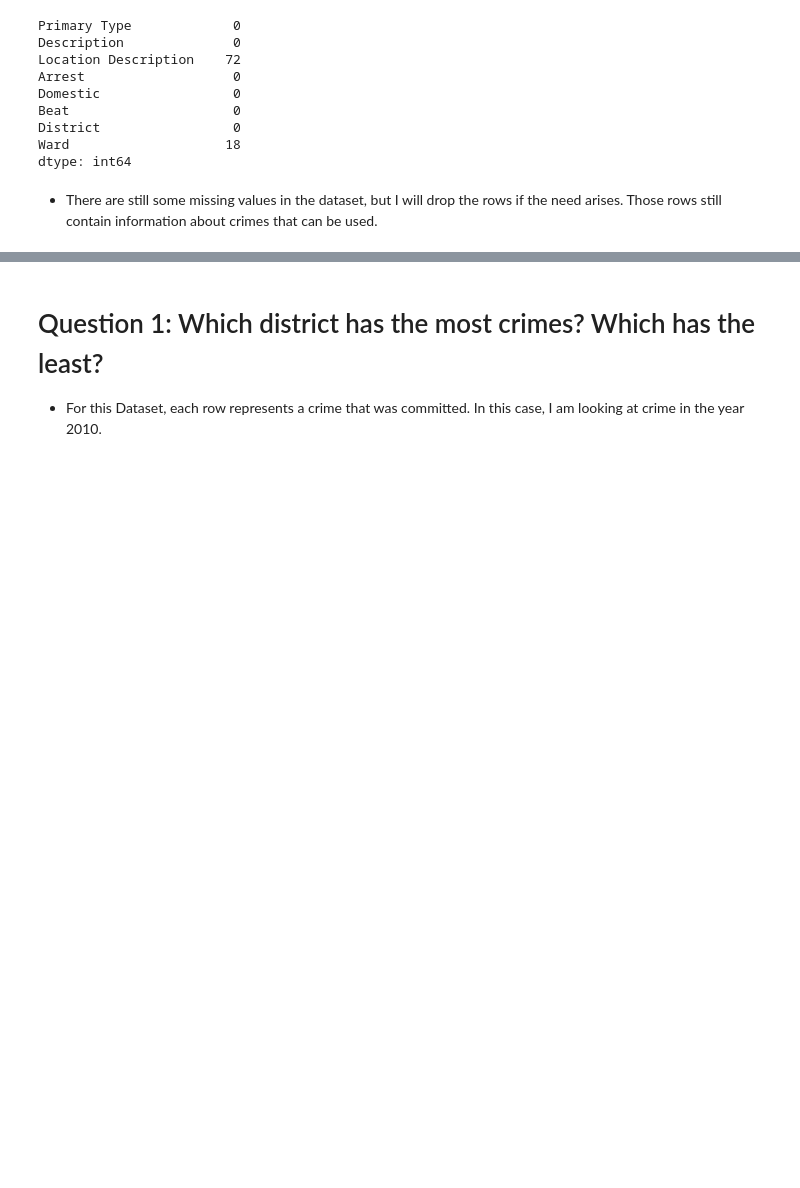
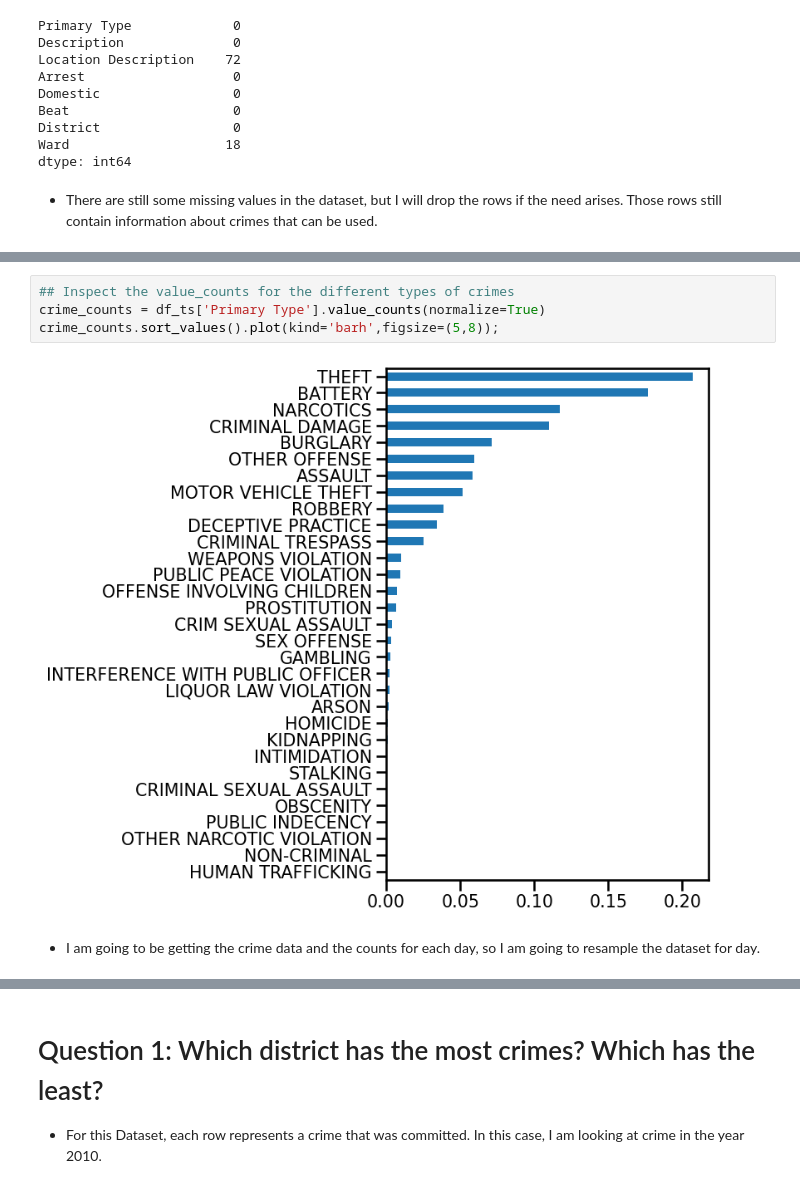
Before and after one commit to joshlensing/Project-4--Chicago-crime-data, a Jupyter notebook: Project 4 - Stakeholder Questions.ipynb, the cells around one changed output, grey strips where cells are left out. Saved outputs shown, nothing was run; the diff lists cells and outputs as text; blank space fills up the shorter version.

```diff
--- a/Project 4 - Stakeholder Questions.ipynb
+++ b/Project 4 - Stakeholder Questions.ipynb
@@ -94,0 +127,8 @@ dtype: int64
+# %%
+## Inspect the value_counts for the different types of crimes
+crime_counts = df_ts['Primary Type'].value_counts(normalize=True)
+crime_counts.sort_values().plot(kind='barh',figsize=(5,8));
+# %% [output]
+[figure, added]
+# %% [markdown]
+- I am going to be getting the crime data and the counts for each day, so I am going to resample the dataset for day.
```
Also changed, not shown: parts of 30 cells of this notebook, 1 other file.
